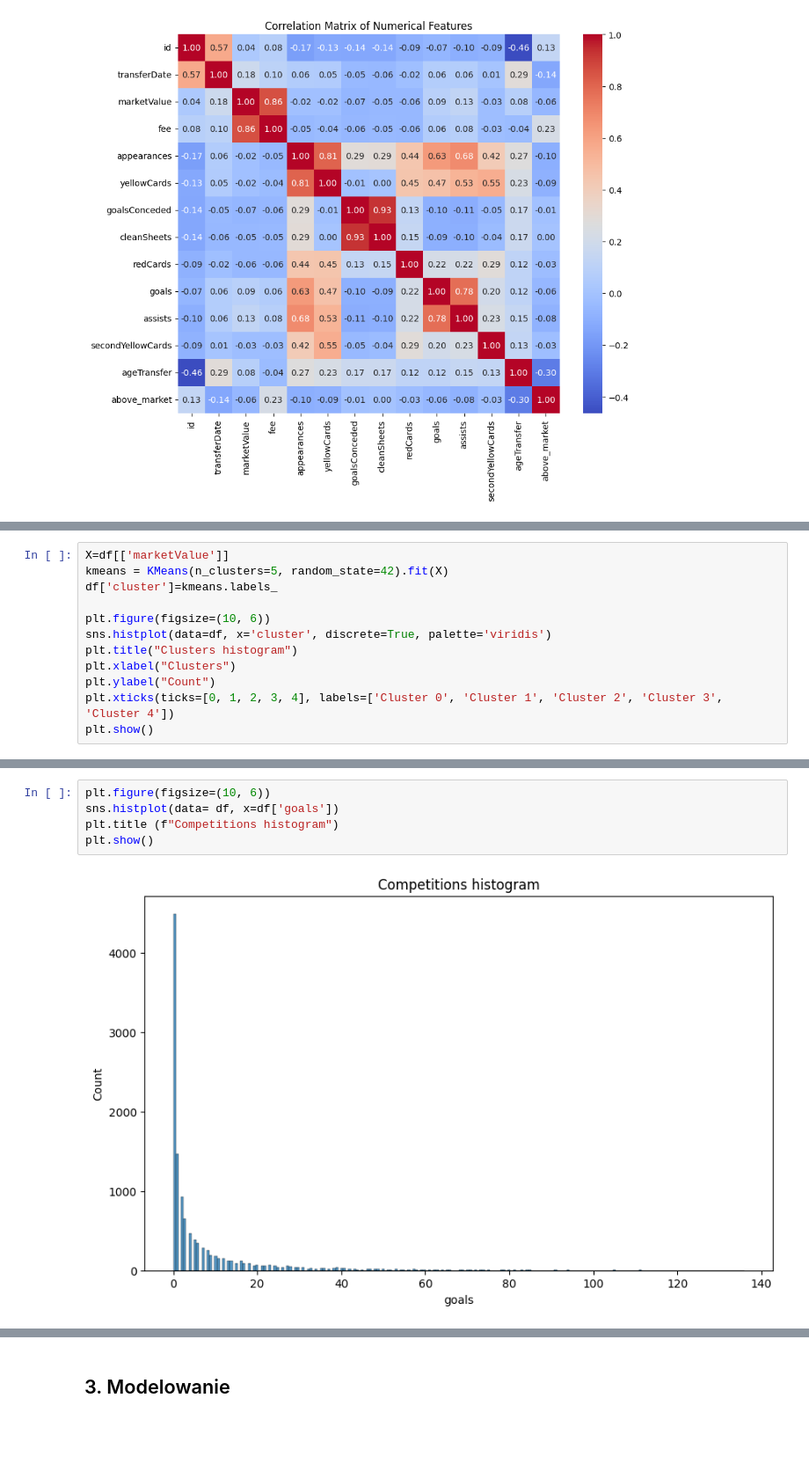
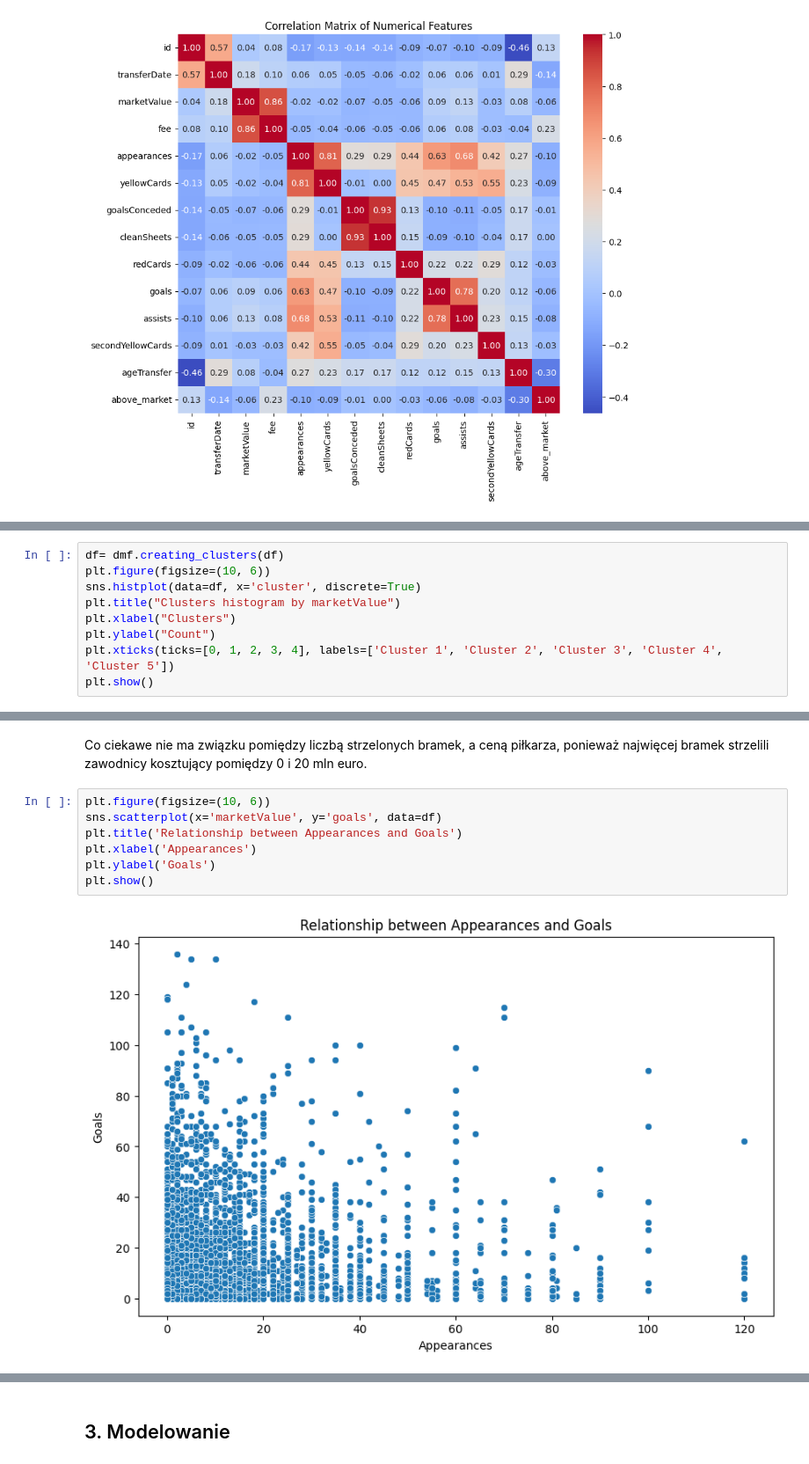
Before and after one commit to mchruszczewski/michal_chruszczewski_repo, a Jupyter notebook: Zadanie python/raport.ipynb, the cells around one changed output, grey strips where cells are left out. Shown: that part at 88% size. Drawn from its saved outputs; the diff is of its cells as text; blank space fills up the shorter version.

```diff
--- a/Zadanie python/raport.ipynb
+++ b/Zadanie python/raport.ipynb
@@ -93,13 +109,10 @@ Ze względu na to, że marketValue piłkarzy jest zmienną, która duże znaczen
 # %%
-X=df[['marketValue']]
-kmeans = KMeans(n_clusters=5, random_state=42).fit(X)
-df['cluster']=kmeans.labels_
-
+df= dmf.creating_clusters(df)
 plt.figure(figsize=(10, 6))
-sns.histplot(data=df, x='cluster', discrete=True, palette='viridis')
-plt.title("Clusters histogram")
+sns.histplot(data=df, x='cluster', discrete=True)
+plt.title("Clusters histogram by marketValue")
 plt.xlabel("Clusters")
 plt.ylabel("Count")
-plt.xticks(ticks=[0, 1, 2, 3, 4], labels=['Cluster 0', 'Cluster 1', 'Cluster 2', 'Cluster 3', 'Cluster 4'])
+plt.xticks(ticks=[0, 1, 2, 3, 4], labels=['Cluster 1', 'Cluster 2', 'Cluster 3', 'Cluster 4', 'Cluster 5'])
 plt.show()
 # %% [output]
@@ -109,7 +138,11 @@ Dla zbadania reszty danych stworzono poniższe wykresy, które prezentują liczn
+# %% [markdown]
+Co ciekawe nie ma związku pomiędzy liczbą strzelonych bramek, a ceną piłkarza, ponieważ najwięcej bramek strzelili zawodnicy kosztujący pomiędzy 0 i 20 mln euro.
 # %%
 plt.figure(figsize=(10, 6))
-sns.histplot(data= df, x=df['goals'])
-plt.title (f"Competitions histogram")
+sns.scatterplot(x='marketValue', y='goals', data=df)
+plt.title('Relationship between Appearances and Goals')
+plt.xlabel('Appearances')
+plt.ylabel('Goals')
 plt.show()
 # %% [output]
-[figure, old version]
+[figure, new version]
```
Also changed, not shown: parts of 18 cells of this notebook, 1 other file.
